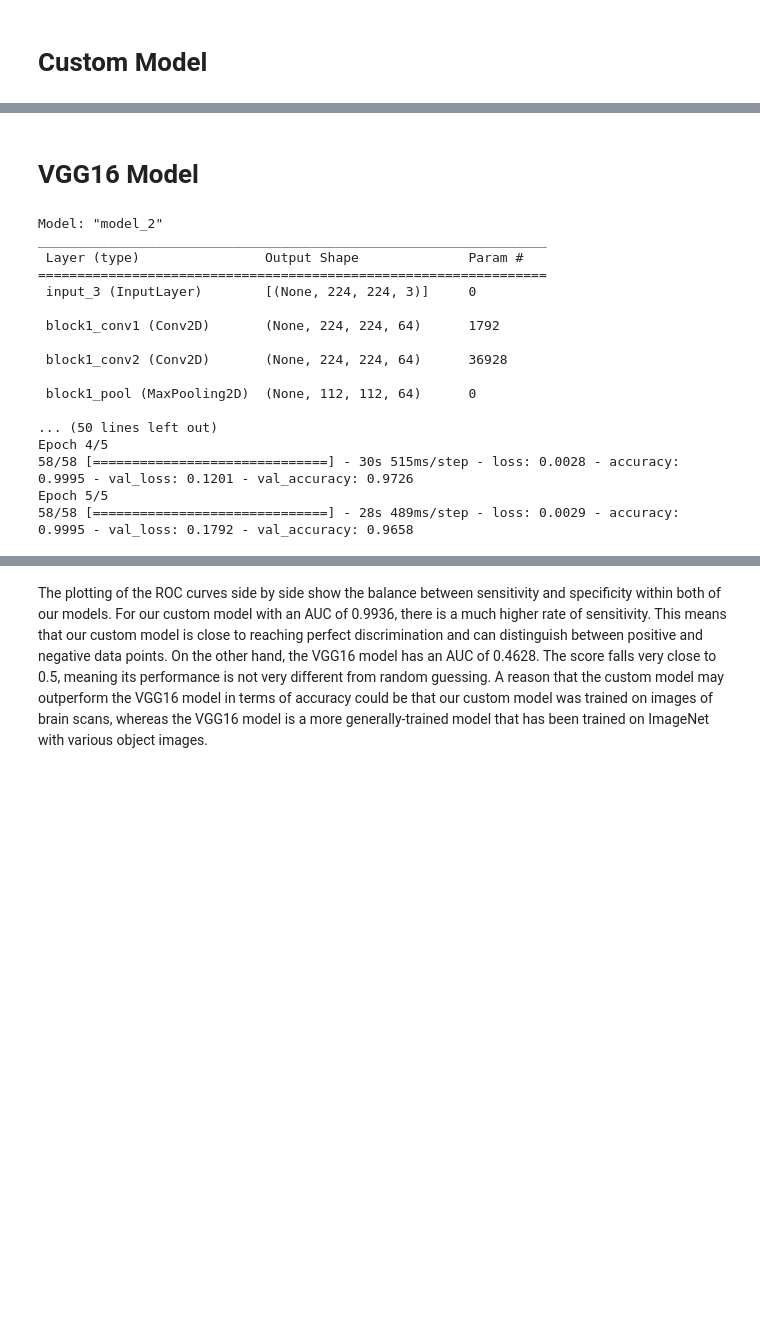
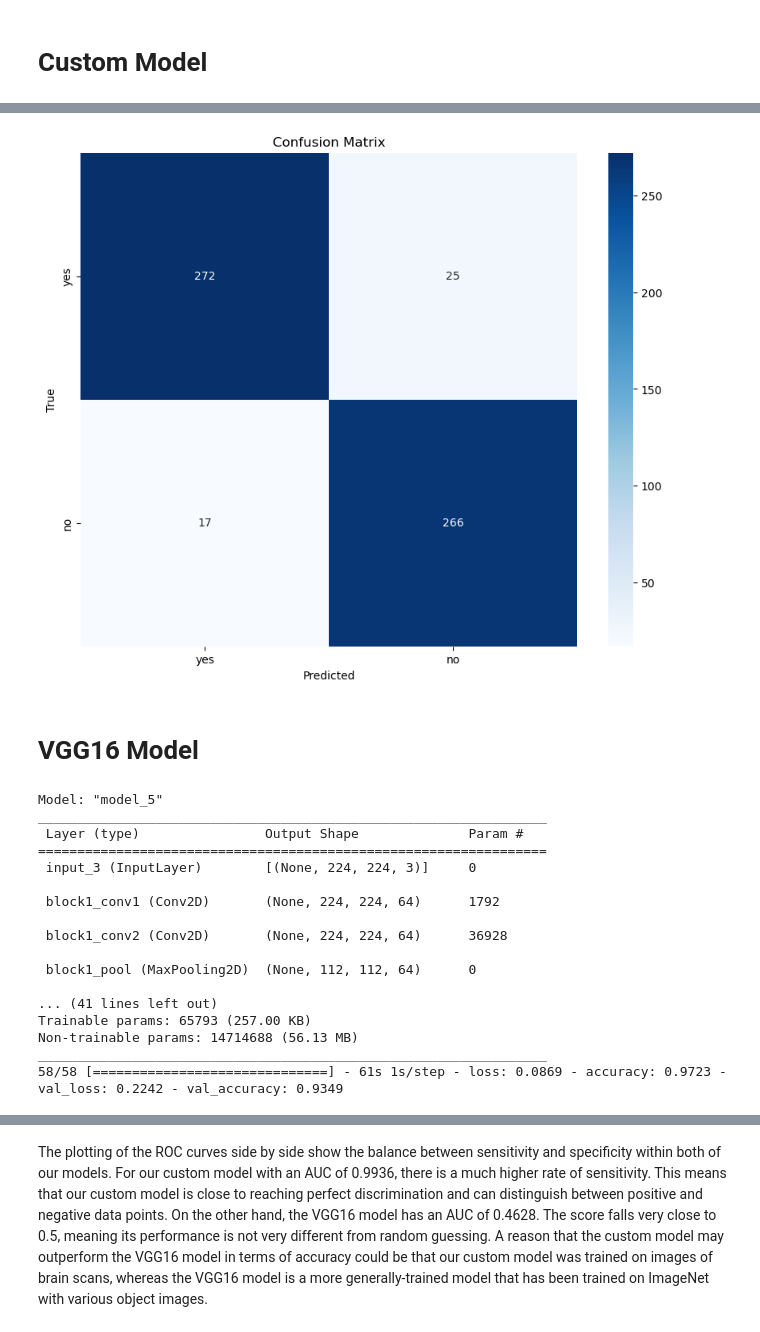
Before and after one commit to jackmorgan2001/tumor-detection-project, a Jupyter notebook: tumor_detection_code.ipynb, the cells around one changed output, grey strips where cells are left out. Cells and saved outputs as stored; diff of their text form; code cells hidden in the pictures; blank space fills up the shorter version.

```diff
--- a/tumor_detection_code.ipynb
+++ b/tumor_detection_code.ipynb
@@ -266,0 +272,14 @@ Test Accuracy: 0.9399656653404236
+# %%
+def confusion_mat(true_classes, predicted_classes, tumor_types):
+    cm = confusion_matrix(true_classes, predicted_classes)
+
+    # Plot the confusion matrix
+    plt.figure(figsize=(10, 8))
+    sns.heatmap(cm, annot=True, fmt='g', cmap='Blues', xticklabels=tumor_types, yticklabels=tumor_types)
+    plt.xlabel('Predicted')
+    plt.ylabel('True')
+    plt.title('Confusion Matrix')
+    plt.show()
+# %%
+test_predictions = np.round(model.predict(X_test).flatten())
+binary_tumor_types = ['yes', 'no']
@@ -267,3 +288,7 @@ Test Accuracy: 0.9399656653404236
+# %%
+confusion_mat(y_test, test_predictions, binary_tumor_types)
+# %% [output]
+[figure, added]
 # %% [markdown]
 # VGG16 Model
 # %%
@@ -289,12 +314,12 @@ vgg_model.compile(optimizer='adam', loss='binary_crossentropy', metrics=['accura
 vgg_model.summary()
 
 # Train the model
-vgg_history = model.fit(X_train, y_train, batch_size=35, epochs=5, verbose=1, validation_data=(X_val, y_val))
+vgg_history = model.fit(X_train, y_train, batch_size=35, epochs=1, verbose=1, validation_data=(X_val, y_val))
 
 # Use Grad-CAM
 # show_images_with_heatmaps(image_paths, model, preprocess_image, 'block5_conv3')
 # %% [output]
-Model: "model_2"
+Model: "model_5"
 _________________________________________________________________
  Layer (type)                Output Shape              Param #
 =================================================================
@@ -306,11 +331,11 @@ _________________________________________________________________
 
  block1_pool (MaxPooling2D)  (None, 112, 112, 64)      0
 
-... (50 lines left out)
-Epoch 4/5
-58/58 [==============================] - 30s 515ms/step - loss: 0.0028 - accuracy: 0.9995 - val_loss: 0.1201 - val_accuracy: 0.9726
-Epoch 5/5
-58/58 [==============================] - 28s 489ms/step - loss: 0.0029 - accuracy: 0.9995 - val_loss: 0.1792 - val_accuracy: 0.9658
+... (41 lines left out)
+Trainable params: 65793 (257.00 KB)
+Non-trainable params: 14714688 (56.13 MB)
+_________________________________________________________________
+58/58 [==============================] - 61s 1s/step - loss: 0.0869 - accuracy: 0.9723 - val_loss: 0.2242 - val_accuracy: 0.9349
 # %%
 vgg_test_loss, vgg_test_accuracy = vgg_model.evaluate(X_test, y_test)
 
```
Also changed, not shown: parts of 30 cells of this notebook.
